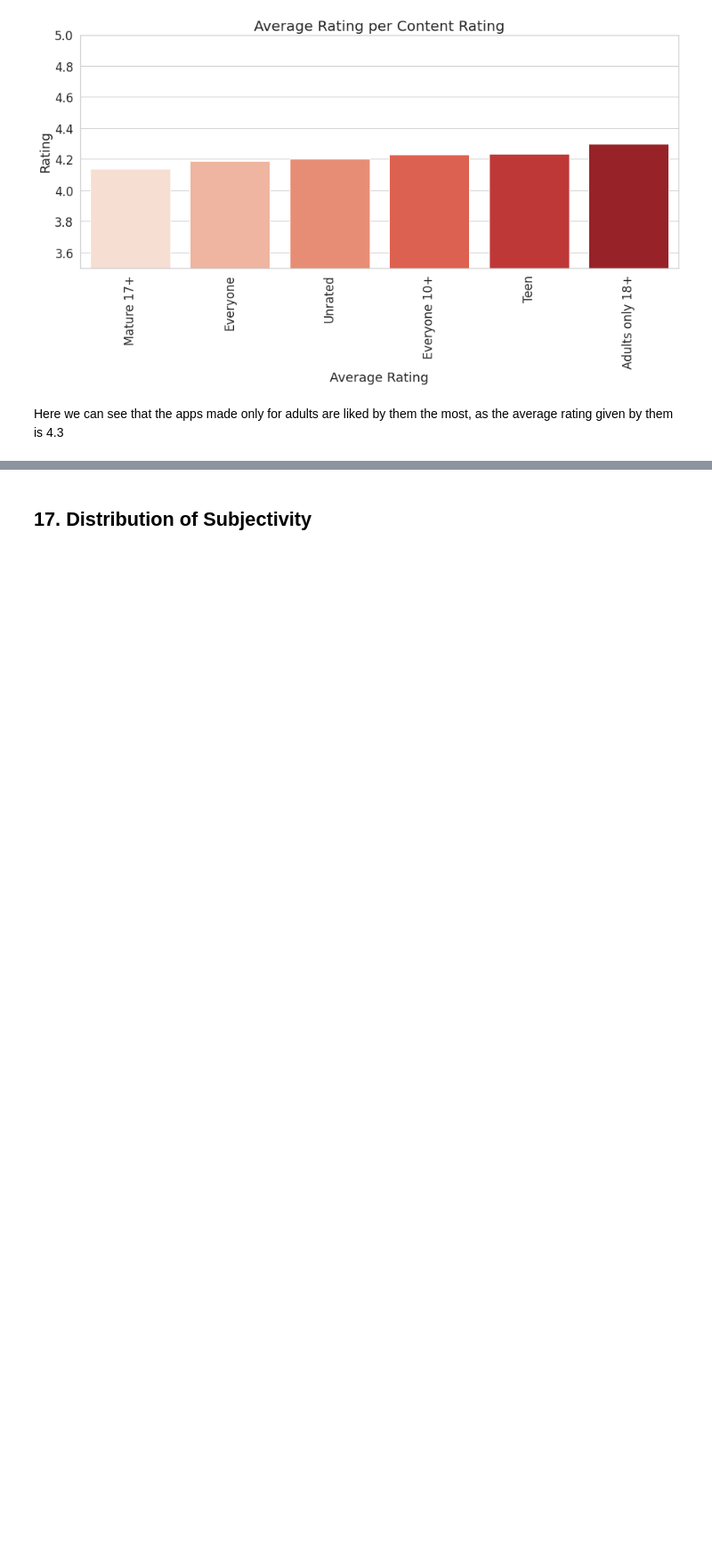
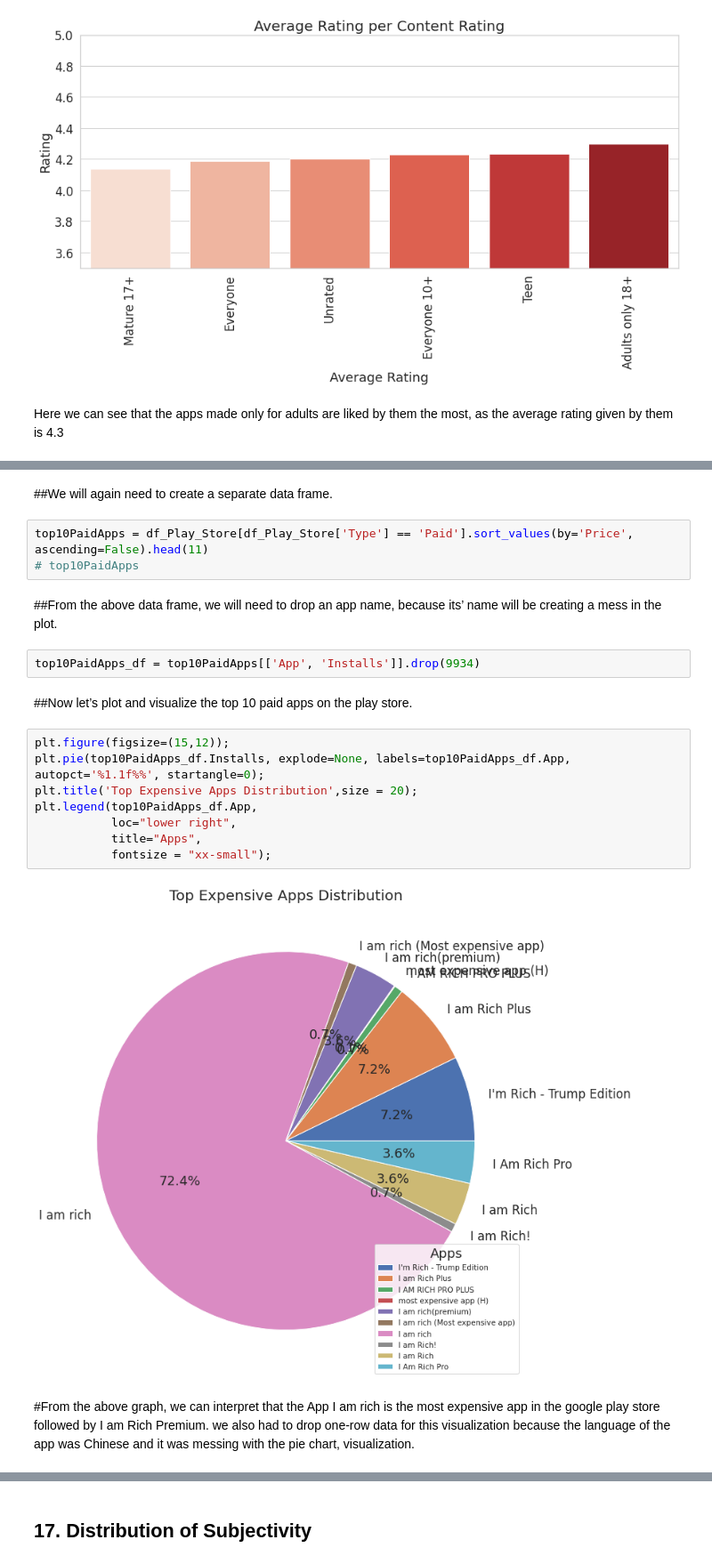
Before and after one commit to Team-AlmaBetter/playstore-analysis, a Jupyter notebook: Copy_of_Playstore_Analysis_TeamProject_EDA.ipynb, the cells around one changed output, grey strips where cells are left out. Shown at 89% size. Cells and saved outputs as stored; diff of their text form; blank space fills up the shorter version.

Commit message:
Top expensive Apps distribution added

```diff
--- a/Copy_of_Playstore_Analysis_TeamProject_EDA.ipynb
+++ b/Copy_of_Playstore_Analysis_TeamProject_EDA.ipynb
@@ -958,0 +961,23 @@ Here we can see that the apps made only for adults are liked by them the most, a
+# %% [markdown]
+##We will again need to create a separate data frame.
+# %%
+top10PaidApps = df_Play_Store[df_Play_Store['Type'] == 'Paid'].sort_values(by='Price', ascending=False).head(11)
+# top10PaidApps
+# %% [markdown]
+##From the above data frame, we will need to drop an app name, because its’ name will be creating a mess in the plot.
+# %%
+top10PaidApps_df = top10PaidApps[['App', 'Installs']].drop(9934)
+# %% [markdown]
+##Now let’s plot and visualize the top 10 paid apps on the play store.
+# %%
+plt.figure(figsize=(15,12));
+plt.pie(top10PaidApps_df.Installs, explode=None, labels=top10PaidApps_df.App, autopct='%1.1f%%', startangle=0);
+plt.title('Top Expensive Apps Distribution',size = 20);
+plt.legend(top10PaidApps_df.App,
+           loc="lower right",
+           title="Apps",
+           fontsize = "xx-small");
+# %% [output]
+[figure, added]
+# %% [markdown]
+#From the above graph, we can interpret that the App I am rich is the most expensive app in the google play store followed by I am Rich Premium. we also had to drop one-row data for this visualization because the language of the app was Chinese and it was messing with the pie chart, visualization.
```
Also changed, not shown: parts of 26 cells of this notebook.
